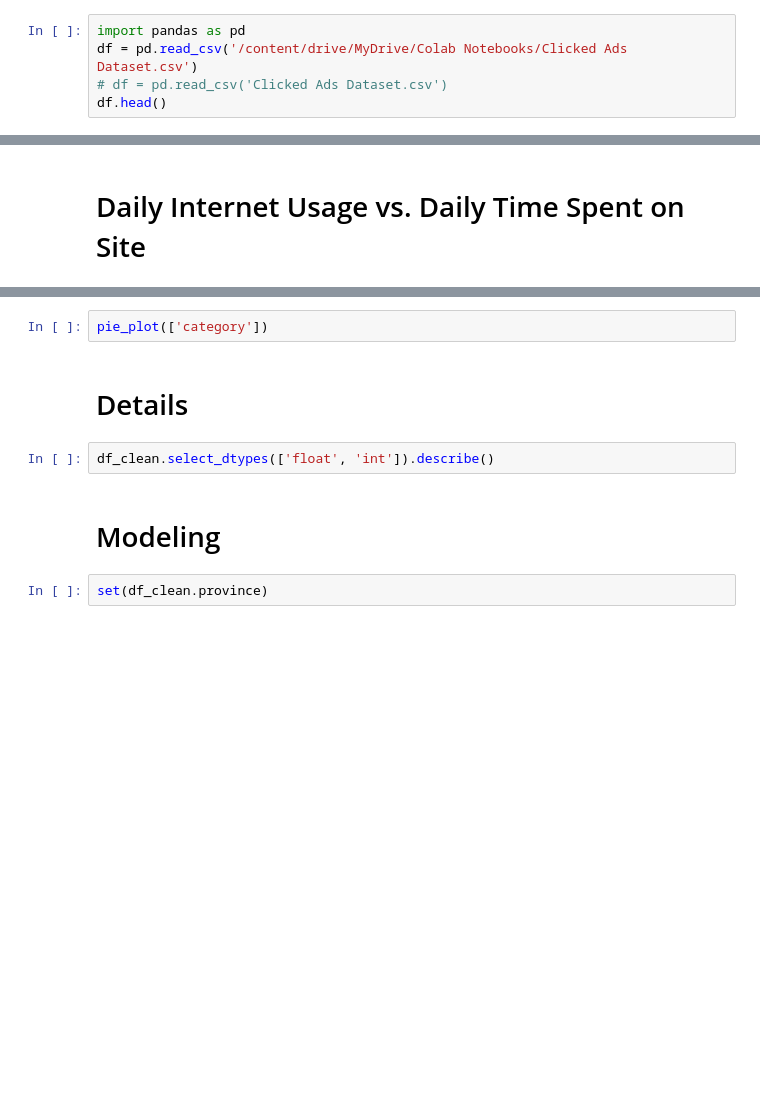
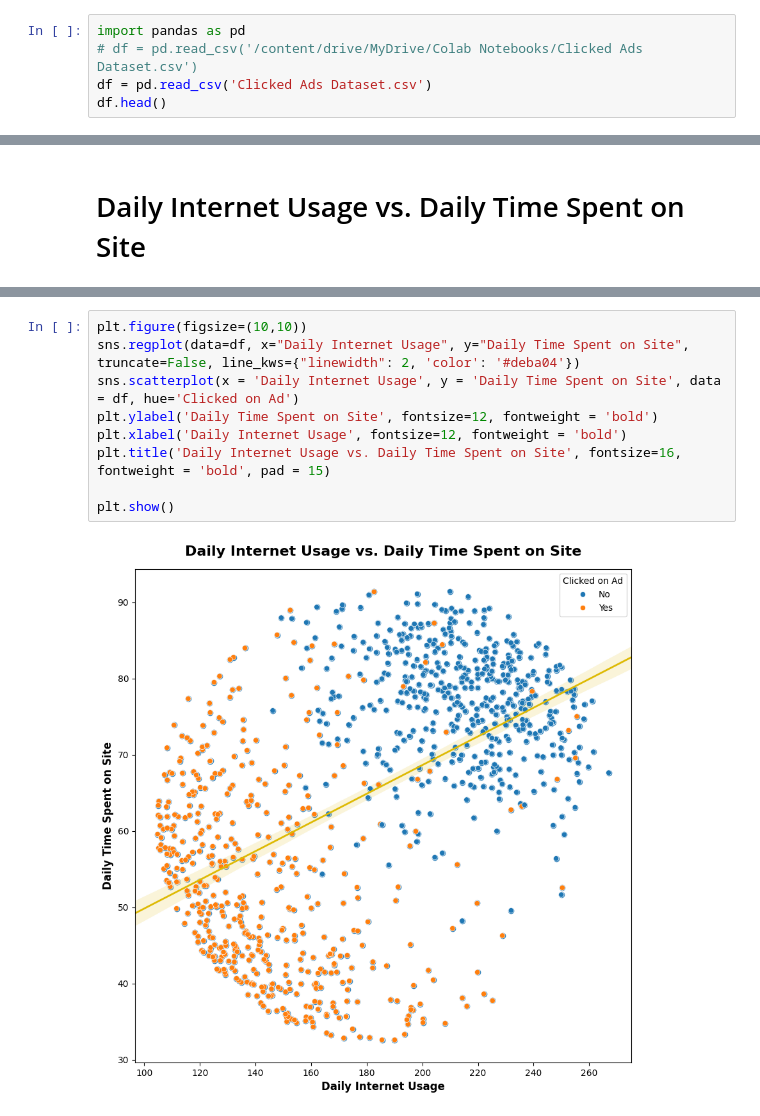
Before and after one commit to Beyoojn/predictclickads, a Jupyter notebook: advertisement.ipynb, the cells around one changed output, grey strips where cells are left out. Drawn from its saved outputs; the diff is of its cells as text; blank space fills up the shorter version.

```diff
--- a/advertisement.ipynb
+++ b/advertisement.ipynb
@@ -46,8 +44,8 @@ Mounted at /content/drive
 ### 1. Dataset Overview
 # %%
 import pandas as pd
-df = pd.read_csv('/content/drive/MyDrive/Colab Notebooks/Clicked Ads Dataset.csv')
-# df = pd.read_csv('Clicked Ads Dataset.csv')
+# df = pd.read_csv('/content/drive/MyDrive/Colab Notebooks/Clicked Ads Dataset.csv')
+df = pd.read_csv('Clicked Ads Dataset.csv')
 df.head()
 # %% [output]
 |  | Unnamed: 0 | Daily Time Spent on Site | Age | Area Income | Daily Internet Usage | Male | Timestamp | ... |
@@ -415,10 +329,11 @@ pie_plot(['Clicked on Ad'])
-# %%
-pie_plot(['category'])
-# %% [markdown]
-# Details
-# %%
-df_clean.select_dtypes(['float', 'int']).describe()
-# %% [markdown]
-# Modeling
-# %%
-set(df_clean.province)
+# %%
+plt.figure(figsize=(10,10))
+sns.regplot(data=df, x="Daily Internet Usage", y="Daily Time Spent on Site", truncate=False, line_kws={"linewidth": 2, 'color': '#deba04'})
+sns.scatterplot(x = 'Daily Internet Usage', y = 'Daily Time Spent on Site', data = df, hue='Clicked on Ad')
+plt.ylabel('Daily Time Spent on Site', fontsize=12, fontweight = 'bold')
+plt.xlabel('Daily Internet Usage', fontsize=12, fontweight = 'bold')
+plt.title('Daily Internet Usage vs. Daily Time Spent on Site', fontsize=16, fontweight = 'bold', pad = 15)
+
+plt.show()
+# %% [output]
+[figure, added]
```
Also changed, not shown: parts of 84 cells of this notebook.
